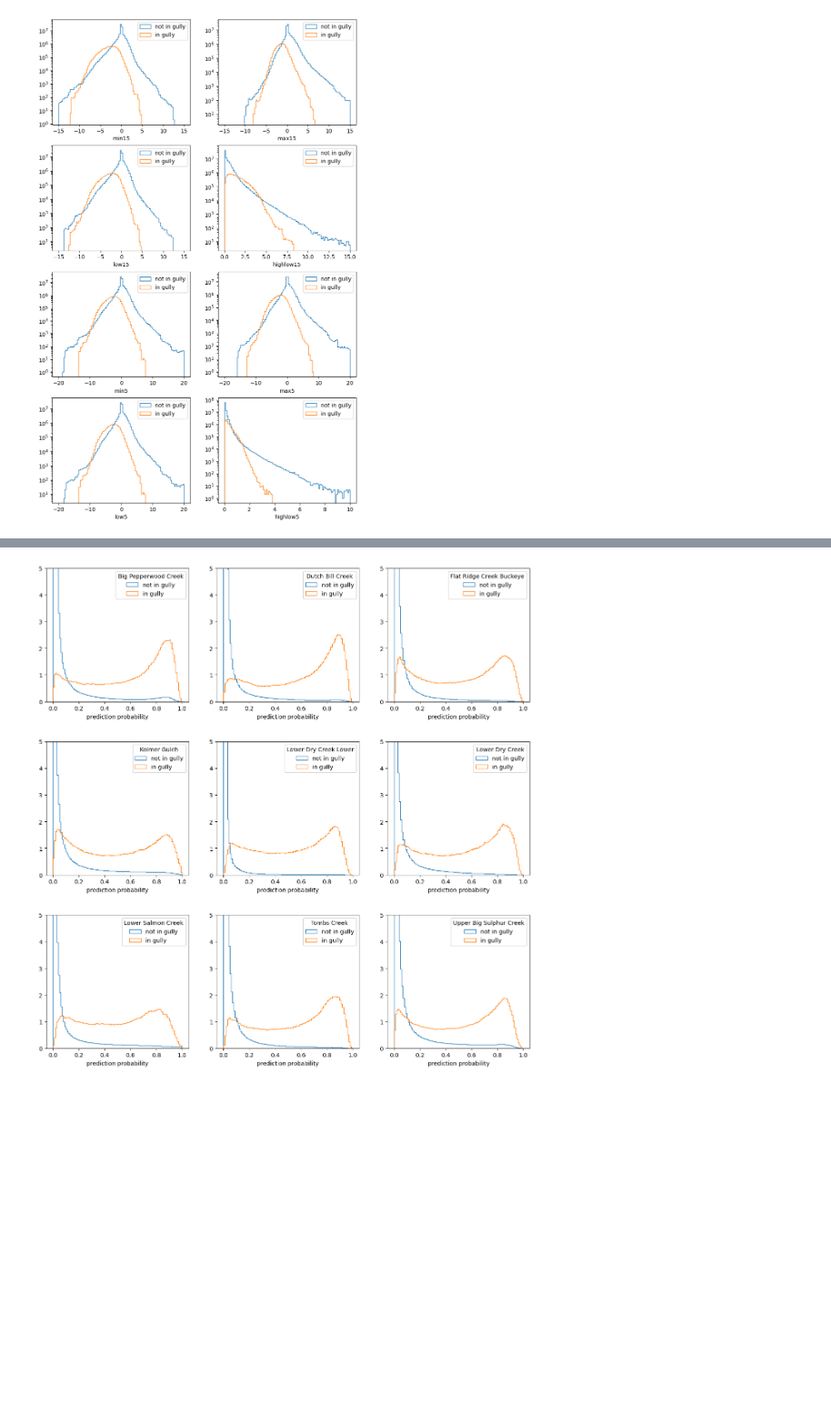
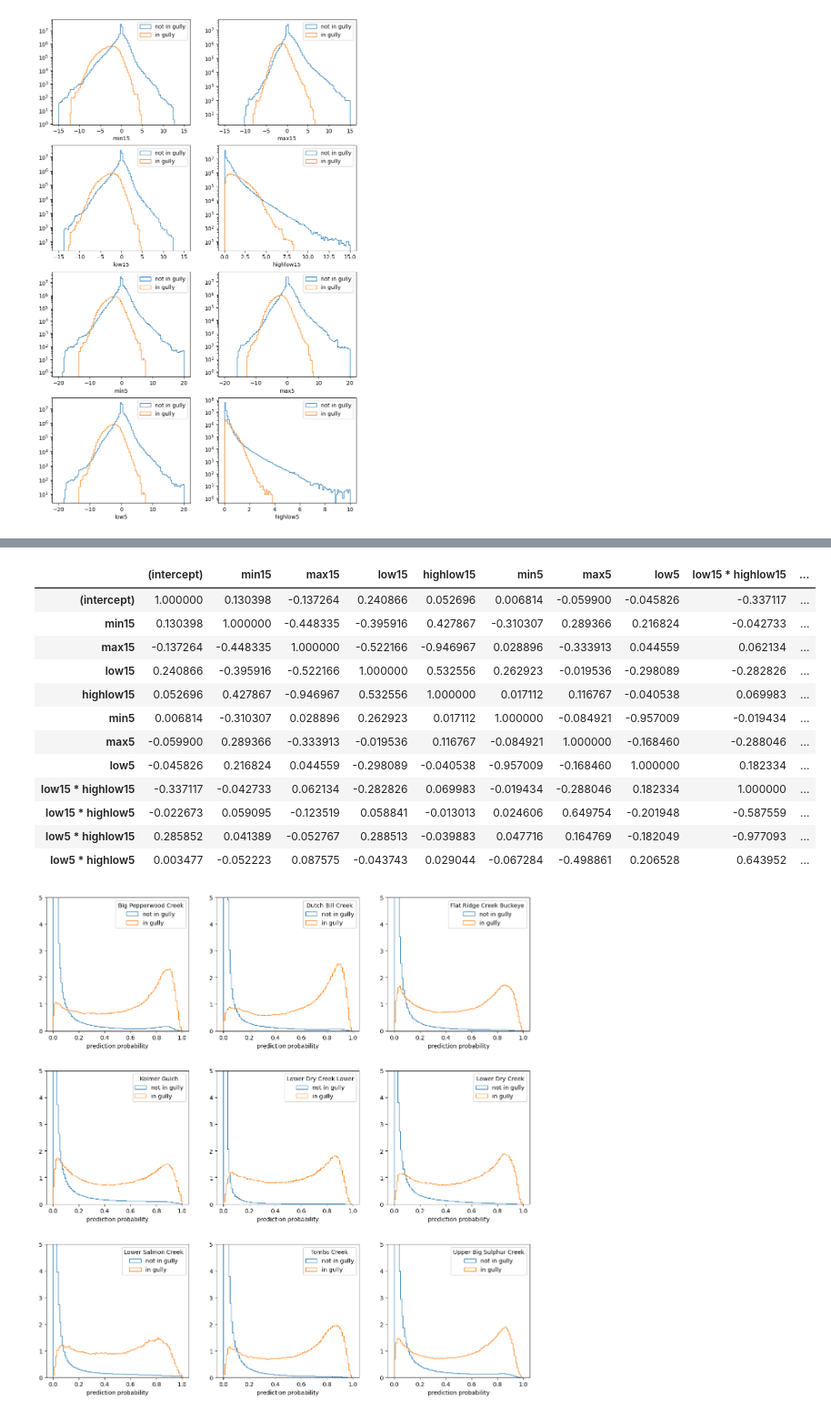
Before and after one commit to dsi-rse/gully-map, a Jupyter notebook: notebooks/fit-to-hand-labeled-data.ipynb, the cells around one changed output, grey strips where cells are left out. Shown: that part at 91% size. Saved outputs shown, nothing was run; the diff lists cells and outputs as text; code cells hidden in the pictures; blank space fills up the shorter version.

```diff
--- a/notebooks/fit-to-hand-labeled-data.ipynb
+++ b/notebooks/fit-to-hand-labeled-data.ipynb
@@ -102,7 +103,7 @@ features = [
     "min5",
     "max5",
     "low5",
-    "highlow5",
+    # "highlow5",
     "low15 * highlow15",
     "low15 * highlow5",
     "low5 * highlow15",
@@ -117,7 +118,7 @@ X = np.stack([
     allmetrics["min5"],
     allmetrics["max5"],
     allmetrics["low5"],
-    allmetrics["highlow5"],
+    # allmetrics["highlow5"],
     allmetrics["low15"] * allmetrics["highlow15"],
     allmetrics["low15"] * allmetrics["highlow5"],
     allmetrics["low5"] * allmetrics["highlow15"],
@@ -135,4 +131,3 @@ Y_mini = Y[selection]
 # %%
-fit = sklearn.linear_model.LogisticRegression(penalty="l1", C=0.05, solver="liblinear", max_iter=3000)
-fit.fit(X_mini, Y_mini)
+fit = sm.Logit(Y, sm.add_constant(X)).fit()
 # %% [output]
@@ -169,0 +183,22 @@ for test_sample, prediction in zip(test_samples, predictions):
+# %%
+cov_mat = fit.cov_params()
+stdev = np.sqrt(np.diag(cov_mat))
+corr_mat = cov_mat / np.outer(stdev, stdev)
+
+pd.DataFrame(corr_mat, index=["(intercept)"] + features, columns=["(intercept)"] + features).style.background_gradient(
+    cmap="coolwarm", vmin=-1, vmax=1
+)
+# %% [output]
+|  | (intercept) | min15 | max15 | low15 | highlow15 | min5 | max5 | low5 | low15 * highlow15 | ... |
+| (intercept) | 1.000000 | 0.130398 | -0.137264 | 0.240866 | 0.052696 | 0.006814 | -0.059900 | -0.045826 | -0.337117 | ... |
+| min15 | 0.130398 | 1.000000 | -0.448335 | -0.395916 | 0.427867 | -0.310307 | 0.289366 | 0.216824 | -0.042733 | ... |
+| max15 | -0.137264 | -0.448335 | 1.000000 | -0.522166 | -0.946967 | 0.028896 | -0.333913 | 0.044559 | 0.062134 | ... |
+| low15 | 0.240866 | -0.395916 | -0.522166 | 1.000000 | 0.532556 | 0.262923 | -0.019536 | -0.298089 | -0.282826 | ... |
+| highlow15 | 0.052696 | 0.427867 | -0.946967 | 0.532556 | 1.000000 | 0.017112 | 0.116767 | -0.040538 | 0.069983 | ... |
+| min5 | 0.006814 | -0.310307 | 0.028896 | 0.262923 | 0.017112 | 1.000000 | -0.084921 | -0.957009 | -0.019434 | ... |
+| max5 | -0.059900 | 0.289366 | -0.333913 | -0.019536 | 0.116767 | -0.084921 | 1.000000 | -0.168460 | -0.288046 | ... |
+| low5 | -0.045826 | 0.216824 | 0.044559 | -0.298089 | -0.040538 | -0.957009 | -0.168460 | 1.000000 | 0.182334 | ... |
+| low15 * highlow15 | -0.337117 | -0.042733 | 0.062134 | -0.282826 | 0.069983 | -0.019434 | -0.288046 | 0.182334 | 1.000000 | ... |
+| low15 * highlow5 | -0.022673 | 0.059095 | -0.123519 | 0.058841 | -0.013013 | 0.024606 | 0.649754 | -0.201948 | -0.587559 | ... |
+| low5 * highlow15 | 0.285852 | 0.041389 | -0.052767 | 0.288513 | -0.039883 | 0.047716 | 0.164769 | -0.182049 | -0.977093 | ... |
+| low5 * highlow5 | 0.003477 | -0.052223 | 0.087575 | -0.043743 | 0.029044 | -0.067284 | -0.498861 | 0.206528 | 0.643952 | ... |
```
Also changed, not shown: parts of 12 cells of this notebook.
